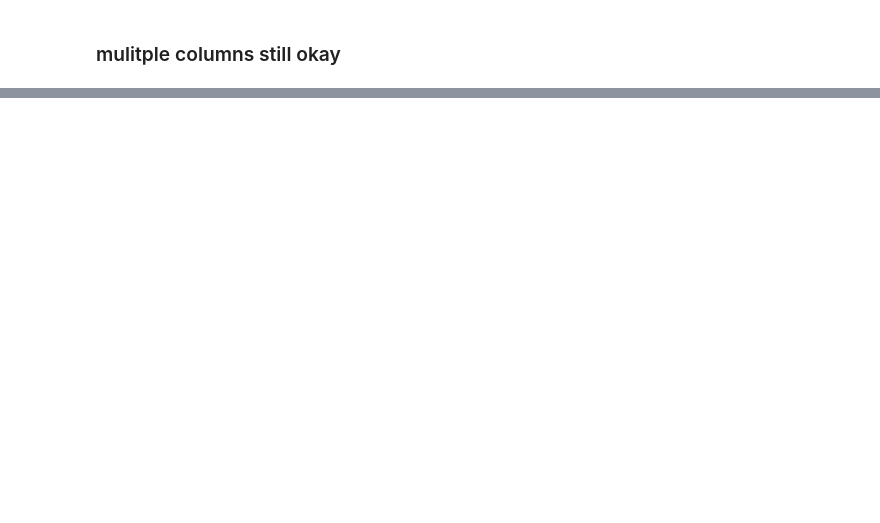
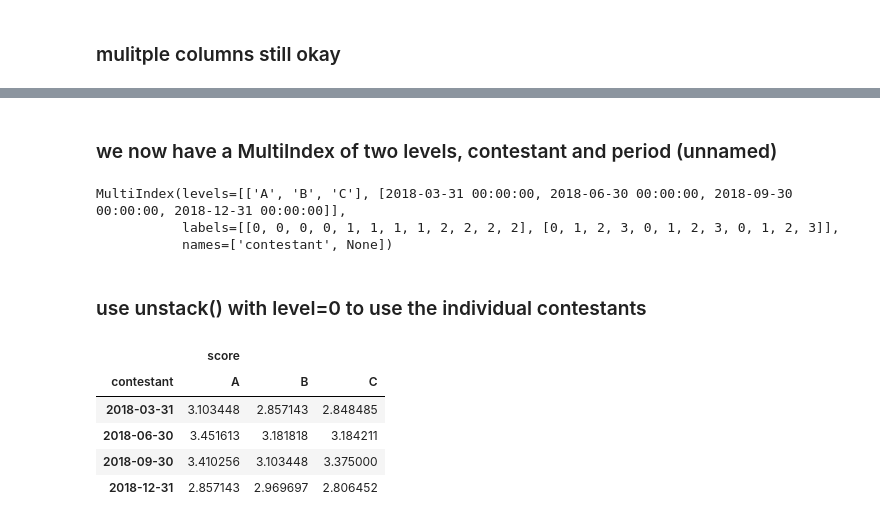
Before and after one commit to hbeemster/python-snippets, a Jupyter notebook: pandas/Time series.ipynb, the cells around one changed output, grey strips where cells are left out. Cells and saved outputs as stored; diff of their text form; code cells hidden in the pictures; blank space fills up the shorter version.

```diff
--- a/pandas/Time series.ipynb
+++ b/pandas/Time series.ipynb
@@ -80,0 +154,19 @@ df.resample('2H').pad().head()
+# %% [markdown]
+### we now have a MultiIndex of two levels, contestant and period (unnamed)
+# %%
+result_df.index
+# %% [output]
+MultiIndex(levels=[['A', 'B', 'C'], [2018-03-31 00:00:00, 2018-06-30 00:00:00, 2018-09-30 00:00:00, 2018-12-31 00:00:00]],
+           labels=[[0, 0, 0, 0, 1, 1, 1, 1, 2, 2, 2, 2], [0, 1, 2, 3, 0, 1, 2, 3, 0, 1, 2, 3]],
+           names=['contestant', None])
+# %% [markdown]
+### use unstack() with level=0 to use the individual contestants
+# %%
+result_df.unstack(level=0)
+# %% [output]
+|  | score |  |  |
+| contestant | A | B | C |
+| 2018-03-31 | 3.103448 | 2.857143 | 2.848485 |
+| 2018-06-30 | 3.451613 | 3.181818 | 3.184211 |
+| 2018-09-30 | 3.410256 | 3.103448 | 3.375000 |
+| 2018-12-31 | 2.857143 | 2.969697 | 2.806452 |
```
Also changed, not shown: parts of 32 cells of this notebook, 2 other files.
